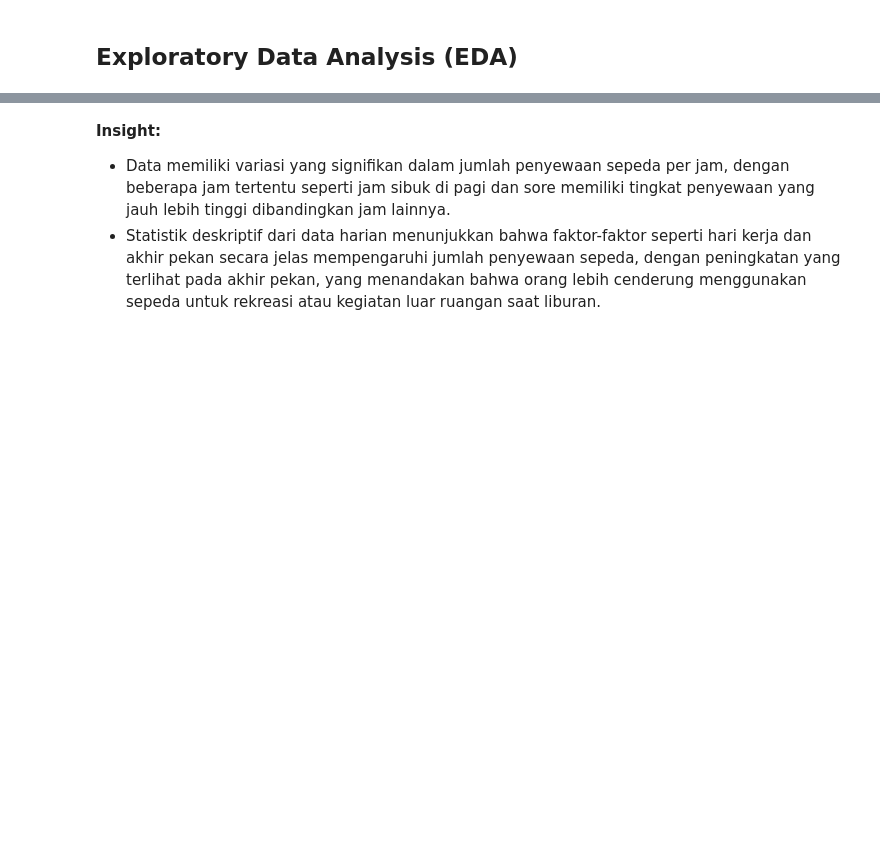
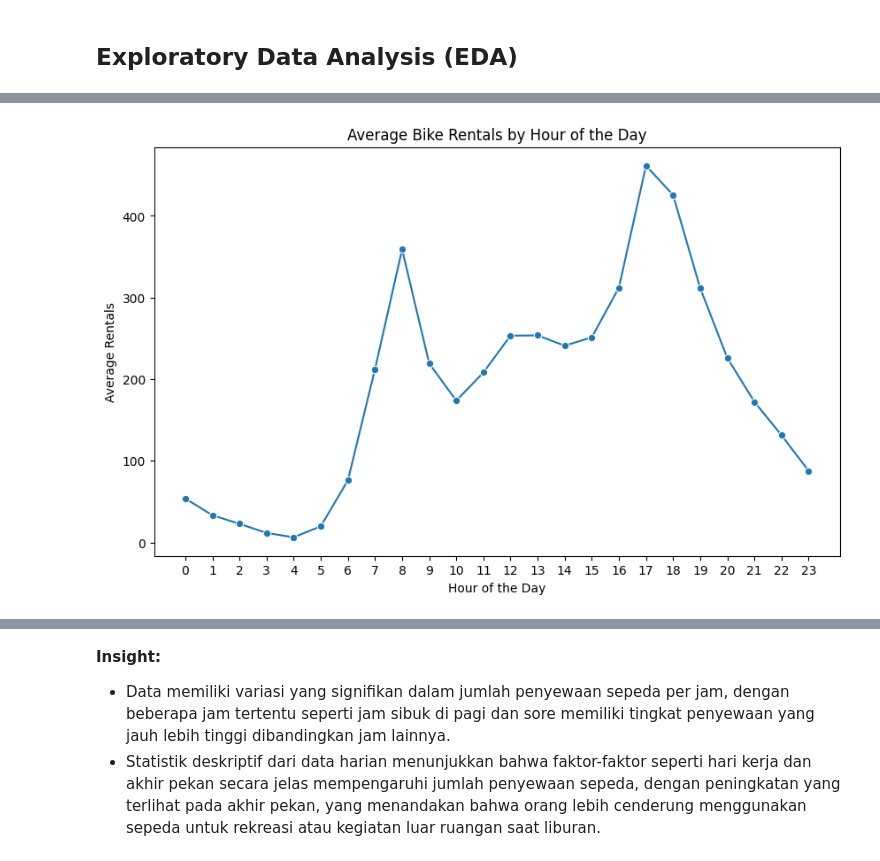
Before and after one commit to MuhammadGynSptr/Dashboard, a Jupyter notebook: Streamlit_py/Proyek_Analisis_Data.ipynb, the cells around one changed output, grey strips where cells are left out. Cells and saved outputs as stored; diff of their text form; code cells hidden in the pictures; blank space fills up the shorter version.

```diff
--- a/Streamlit_py/Proyek_Analisis_Data.ipynb
+++ b/Streamlit_py/Proyek_Analisis_Data.ipynb
@@ -176,3 +189,6 @@ Jumlah duplikasi:  0
+# %%
+csv_file_hour = pd.read_csv("hour.csv")
+csv_file_day = pd.read_csv("day.csv")
 # %%
 csv_file_hour.describe(include="all")
 # %% [output]
@@ -205,0 +263,12 @@ csv_file_day.describe(include="all")
+# %%
+hourly_rentals = csv_file_hour.groupby('hr').agg({'cnt': 'mean'}).reset_index()
+
+plt.figure(figsize=(10, 6))
+sns.lineplot(data=hourly_rentals, x='hr', y='cnt', marker='o')
+plt.title('Average Bike Rentals by Hour of the Day')
+plt.xlabel('Hour of the Day')
+plt.ylabel('Average Rentals')
+plt.xticks(range(0, 24))
+plt.show()
+# %% [output]
+[figure, added]
```
Also changed, not shown: parts of 12 cells of this notebook, 3 other files.
